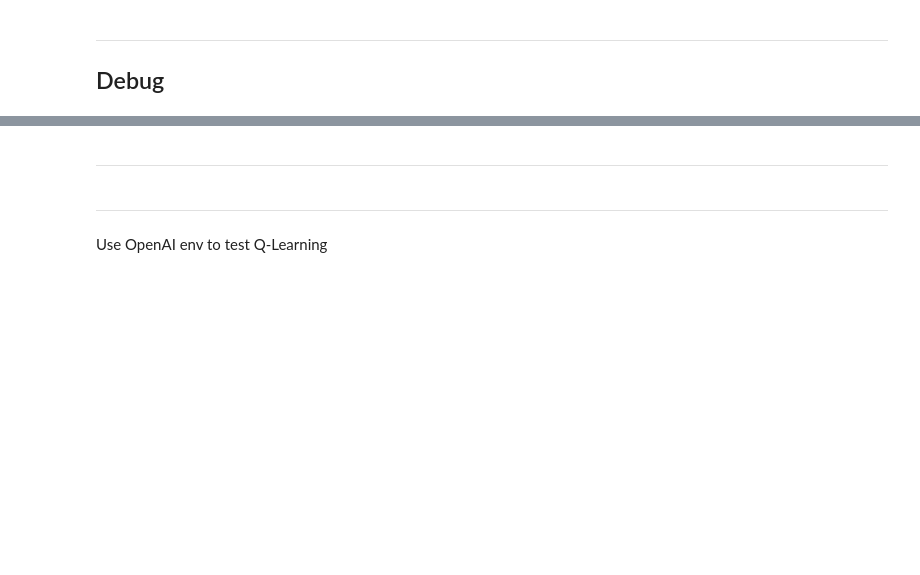
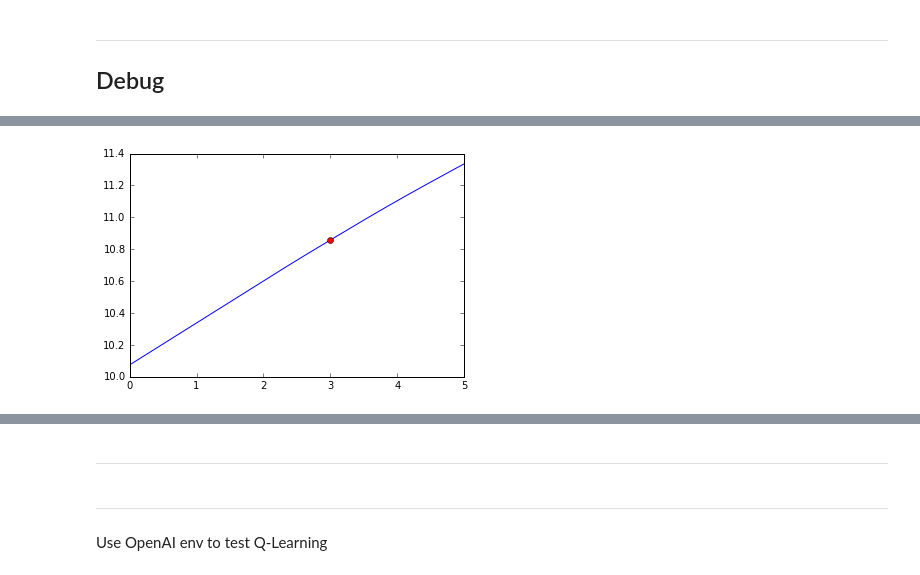
Before and after one commit to vertix/rl2, a Jupyter notebook: policy/Q Learning.ipynb, the cells around one changed output, grey strips where cells are left out. Saved outputs shown, nothing was run; the diff lists cells and outputs as text; code cells hidden in the pictures; blank space fills up the shorter version.

Commit message:
Update Q Learning

```diff
--- a/policy/Q Learning.ipynb
+++ b/policy/Q Learning.ipynb
@@ -279,0 +295,3 @@ STATE_STD = STATE_STD.astype(np.float32)
+# %%
+fs, h1, _, _, _, _ = CreateNetwork(state, 4 + 5, 'model', False)
+# fs = CreateNetwork(state, 4 + 5, 'model', False)
@@ -282,9 +375,9 @@ sess.close()
 tf.reset_default_graph()
 sess = tf.InteractiveSession(config=tf.ConfigProto(device_count = {'GPU': 0}))
 # %%
-ql = QLearner(buf, 2 + 5, run_index='ql-2-fix-norm', options={
+ql = QLearner(buf, 4 + 5, run_index='ql-3-fr100-256', options={
     'clip_grad': 3.,
-    'learning_rate': 0.0001,
+    'learning_rate': 0.001 / 4,
     'update_steps': 20000,
 })
 sess.run(tf.initialize_all_variables())
@@ -366,5 +471,5 @@ _t.start()
 # %%
-value = ql.pred_vars[2]
+value = ql.pred_vars[3]
 # %%
 dv_ds = tf.gradients(value, ql.state)
 dv_ds = dv_ds[0]
@@ -379,6 +489,6 @@ np.abs(dv_ds_val_scaled).argsort()[0, -20:]
 # %%
 def PlotValue(sess, ql, ss, i, start, stop):
-    value = ql.pred_vars[2]
+    value = ql.pred_vars[3]
     n = 500
     sss = ss.repeat(n, 0)
     vx = ss[:, i]
@@ -386,3 +496,7 @@ def PlotValue(sess, ql, ss, i, start, stop):
     sss[:, i] = space
     plt.plot(space, sess.run(value, {ql.state: sss, ql.is_training: False}), 'b-',
              vx, sess.run(value, {ql.state: ss, ql.is_training: False}), 'ro')
+# %%
+PlotValue(sess, ql, ss, 28, 0., 5.)
+# %% [output]
+[figure, added]
```
Also changed, not shown: parts of 65 cells of this notebook.
